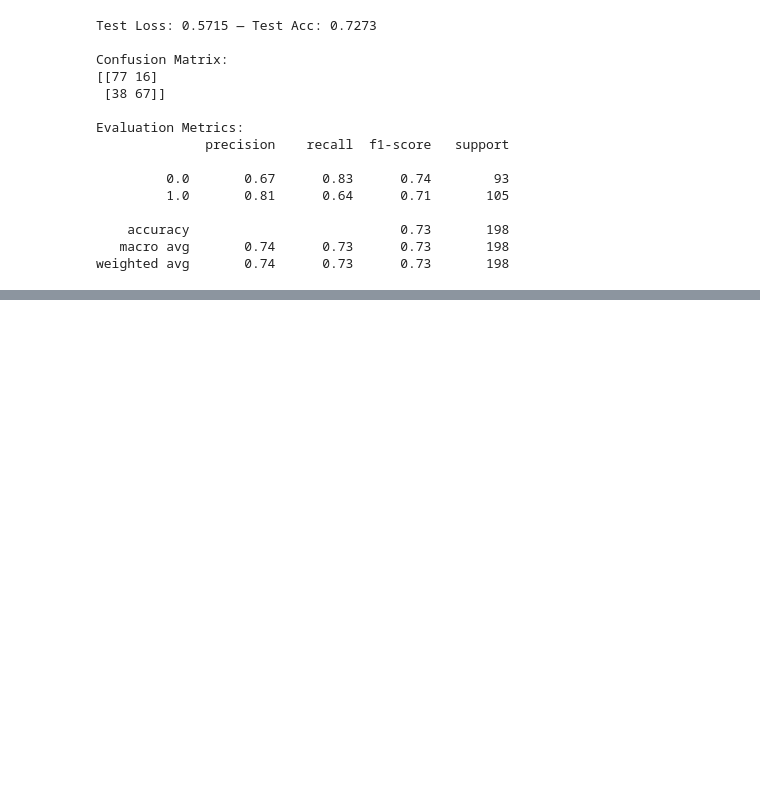
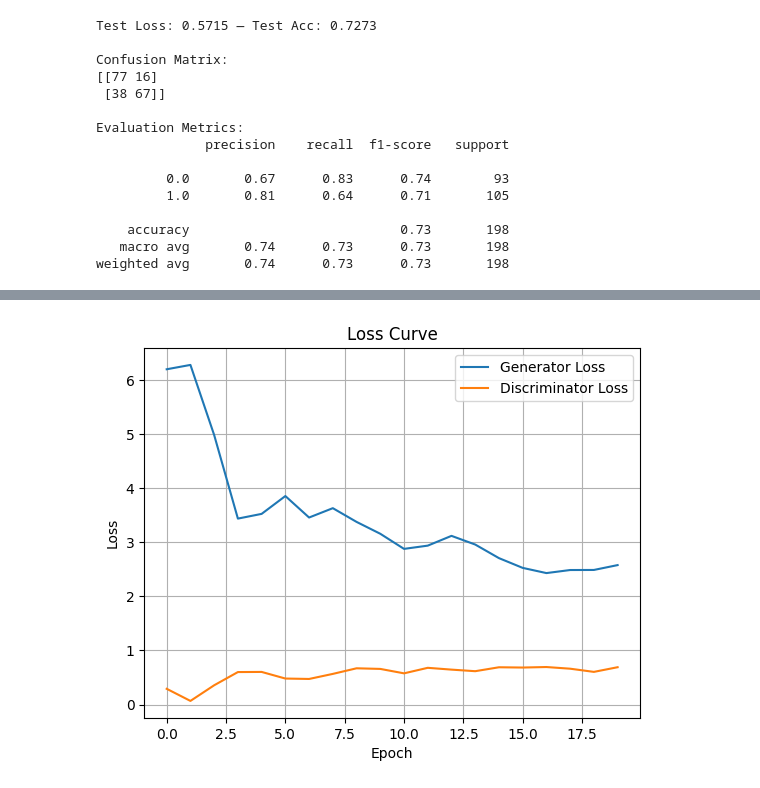
Before and after one commit to 7sr7/Projs-in-AI-HW-5, a Jupyter notebook: Silvestre_Projs_in_AI_HW_5.ipynb, the cells around one changed output, grey strips where cells are left out. Saved outputs shown, nothing was run; the diff lists cells and outputs as text; code cells hidden in the pictures; blank space fills up the shorter version.

```diff
--- a/Silvestre_Projs_in_AI_HW_5.ipynb
+++ b/Silvestre_Projs_in_AI_HW_5.ipynb
@@ -671,0 +1240,33 @@ for images, _ in trainLoader:   # ignore labels
+# %%
+# Discriminator initialization...
+class Discriminator(nn.Module):
+  def __init__(self):
+    super(Discriminator, self).__init__()
+
+    self.net = nn.Sequential(
+      # 32 x 32 --> 16 x 16
+      nn.Conv2d(3, 64, 4, 2, 1),
+      nn.LeakyReLU(0.2, inplace=True),
+
+      # 16 x 16 --> 8 x 8
+      nn.Conv2d(64, 128, 4, 2, 1),
+      nn.BatchNorm2d(128),
+      nn.LeakyReLU(0.2, inplace=True),
+
+      # 8 x 8 --> 4 x 4
+      nn.Conv2d(128, 256, 4, 2, 1),
+      nn.BatchNorm2d(256),
+      nn.LeakyReLU(0.2, inplace=True),
+
+      # 4 x 4 --> 1 x 1
+      nn.Conv2d(256, 1, 4, 1, 0),
+
+      # nn.AdaptiveAvgPool2d(1),
+      nn.Sigmoid()
+    )
+
+  def forward(self, x):
+    if False:
+      print("Discriminator input:", x.shape)
+
+    return self.net(x).view(-1, 1)
@@ -671,0 +1350,14 @@ for images, _ in trainLoader:   # ignore labels
+# %%
+# plotting loss...
+plt.plot(gen_losses, label='Generator Loss')
+plt.plot(disc_losses, label='Discriminator Loss')
+
+plt.title('Loss Curve')
+plt.xlabel('Epoch')
+plt.ylabel('Loss')
+
+plt.legend()
+plt.grid(True)
+plt.show()
+# %% [output]
+[figure, added]
```
Also changed, not shown: parts of 69 cells of this notebook.
